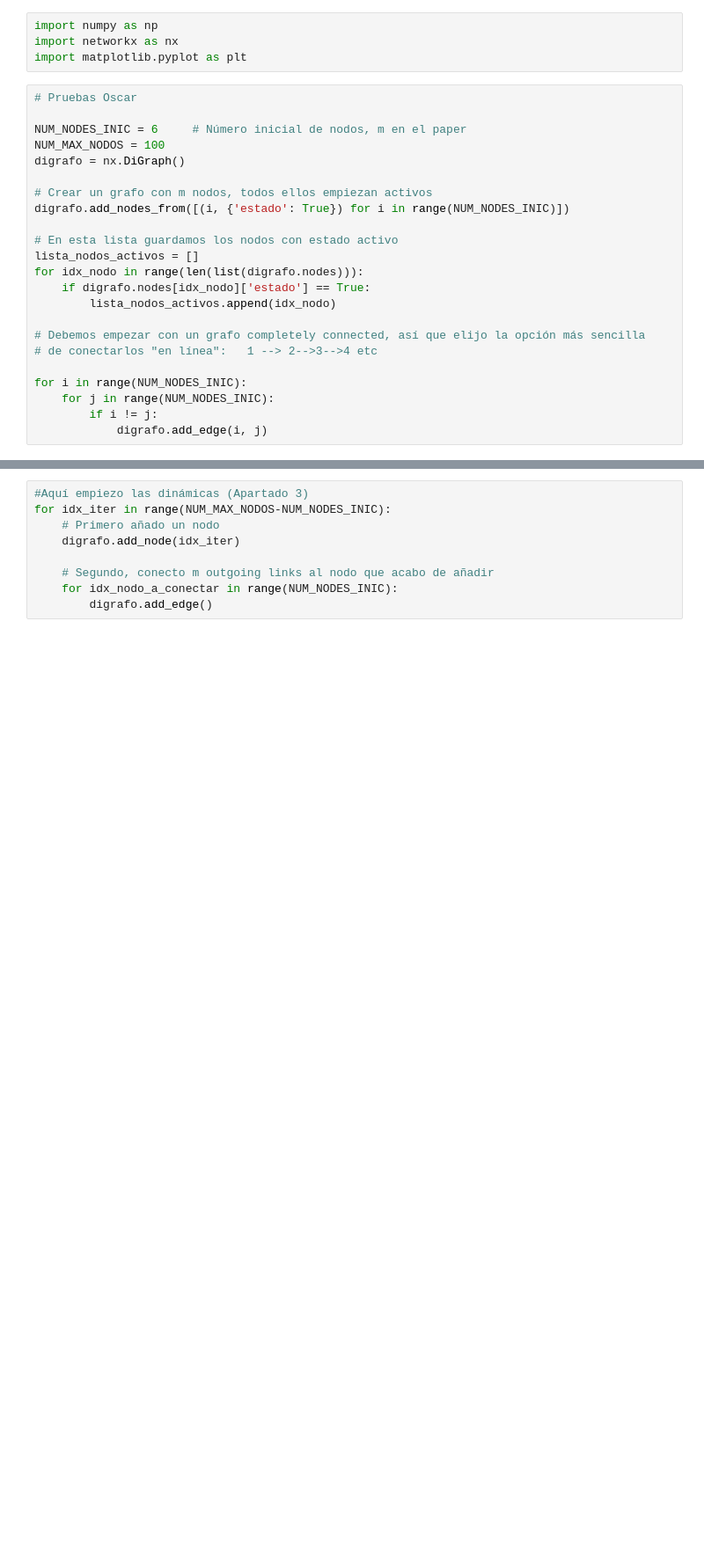
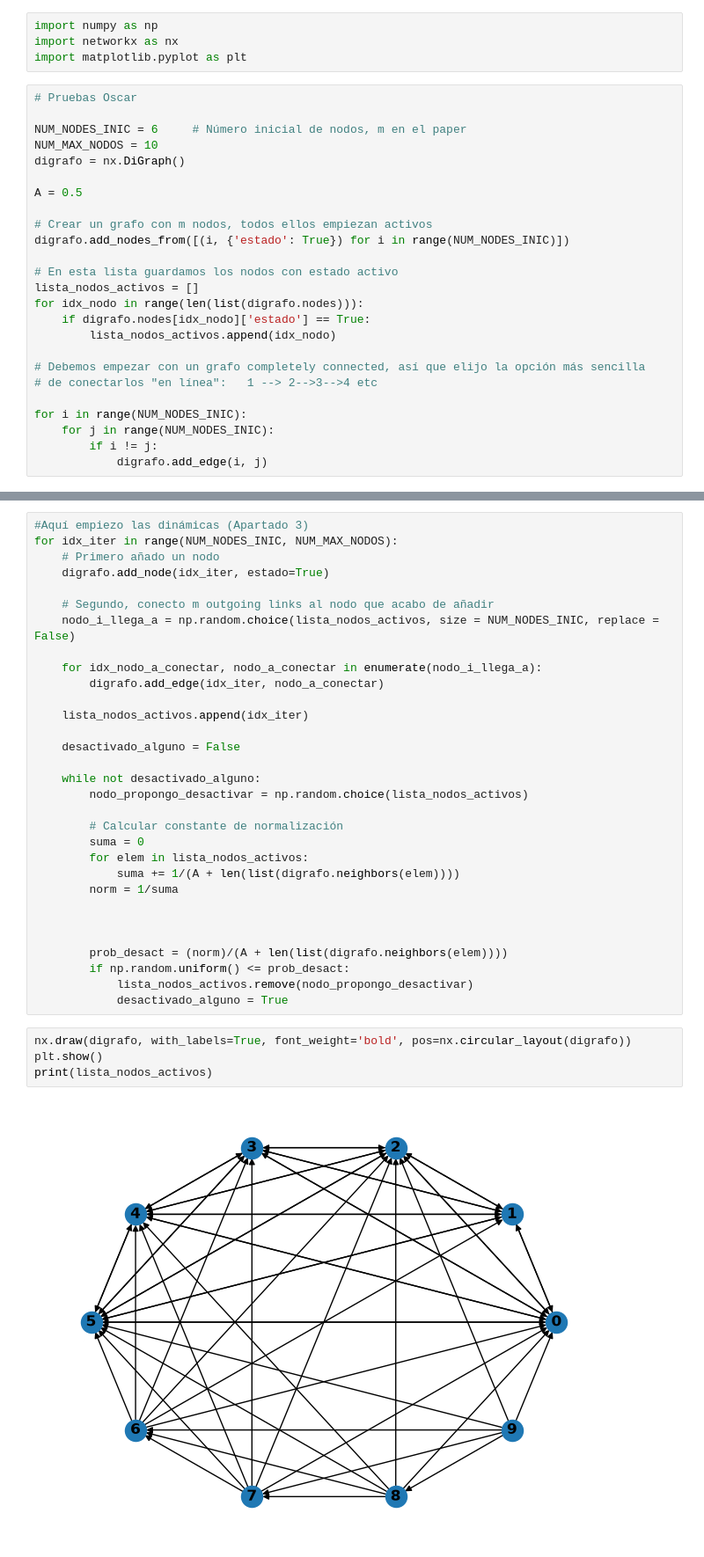
Before and after one commit to OlmoGH/Complex-Netwoks, a Jupyter notebook: scale_free.ipynb, the cells around one changed output, grey strips where cells are left out. Shown at 88% size. Drawn from its saved outputs; the diff is of its cells as text; blank space fills up the shorter version.

```diff
--- a/scale_free.ipynb
+++ b/scale_free.ipynb
@@ -6,8 +6,10 @@ import matplotlib.pyplot as plt
 # Pruebas Oscar
 
 NUM_NODES_INIC = 6     # Número inicial de nodos, m en el paper
-NUM_MAX_NODOS = 100
+NUM_MAX_NODOS = 10
 digrafo = nx.DiGraph()
+
+A = 0.5
 
 # Crear un grafo con m nodos, todos ellos empiezan activos
 digrafo.add_nodes_from([(i, {'estado': True}) for i in range(NUM_NODES_INIC)])
@@ -34,10 +34,38 @@ plt.show()
 [figure]
 # %%
 #Aquí empiezo las dinámicas (Apartado 3)
-for idx_iter in range(NUM_MAX_NODOS-NUM_NODES_INIC):
+for idx_iter in range(NUM_NODES_INIC, NUM_MAX_NODOS):
     # Primero añado un nodo
-    digrafo.add_node(idx_iter)
+    digrafo.add_node(idx_iter, estado=True)
 
     # Segundo, conecto m outgoing links al nodo que acabo de añadir
-    for idx_nodo_a_conectar in range(NUM_NODES_INIC):
-        digrafo.add_edge()
+    nodo_i_llega_a = np.random.choice(lista_nodos_activos, size = NUM_NODES_INIC, replace = False)
+
+    for idx_nodo_a_conectar, nodo_a_conectar in enumerate(nodo_i_llega_a):
+        digrafo.add_edge(idx_iter, nodo_a_conectar)
+
+    lista_nodos_activos.append(idx_iter)
+
+    desactivado_alguno = False
+
+    while not desactivado_alguno:
+        nodo_propongo_desactivar = np.random.choice(lista_nodos_activos)
+
+        # Calcular constante de normalización
+        suma = 0
+        for elem in lista_nodos_activos:
+            suma += 1/(A + len(list(digrafo.neighbors(elem))))
+        norm = 1/suma
+
+
+
+        prob_desact = (norm)/(A + len(list(digrafo.neighbors(elem))))
+        if np.random.uniform() <= prob_desact:
+            lista_nodos_activos.remove(nodo_propongo_desactivar)
+            desactivado_alguno = True
+# %%
+nx.draw(digrafo, with_labels=True, font_weight='bold', pos=nx.circular_layout(digrafo))
+plt.show()
+print(lista_nodos_activos)
+# %% [output]
+[figure, added]
```
Also changed, not shown: parts of 2 cells of this notebook.
